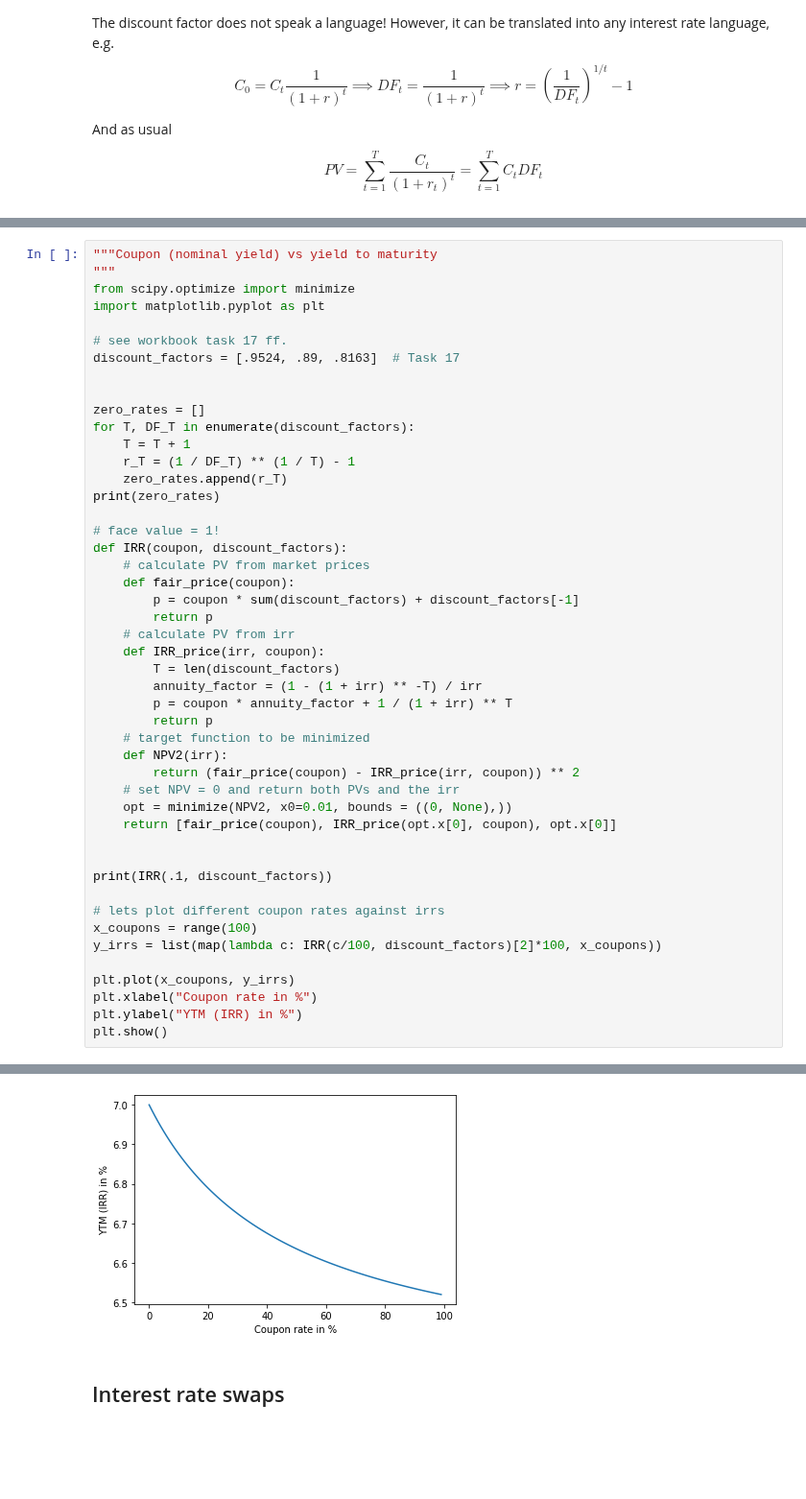
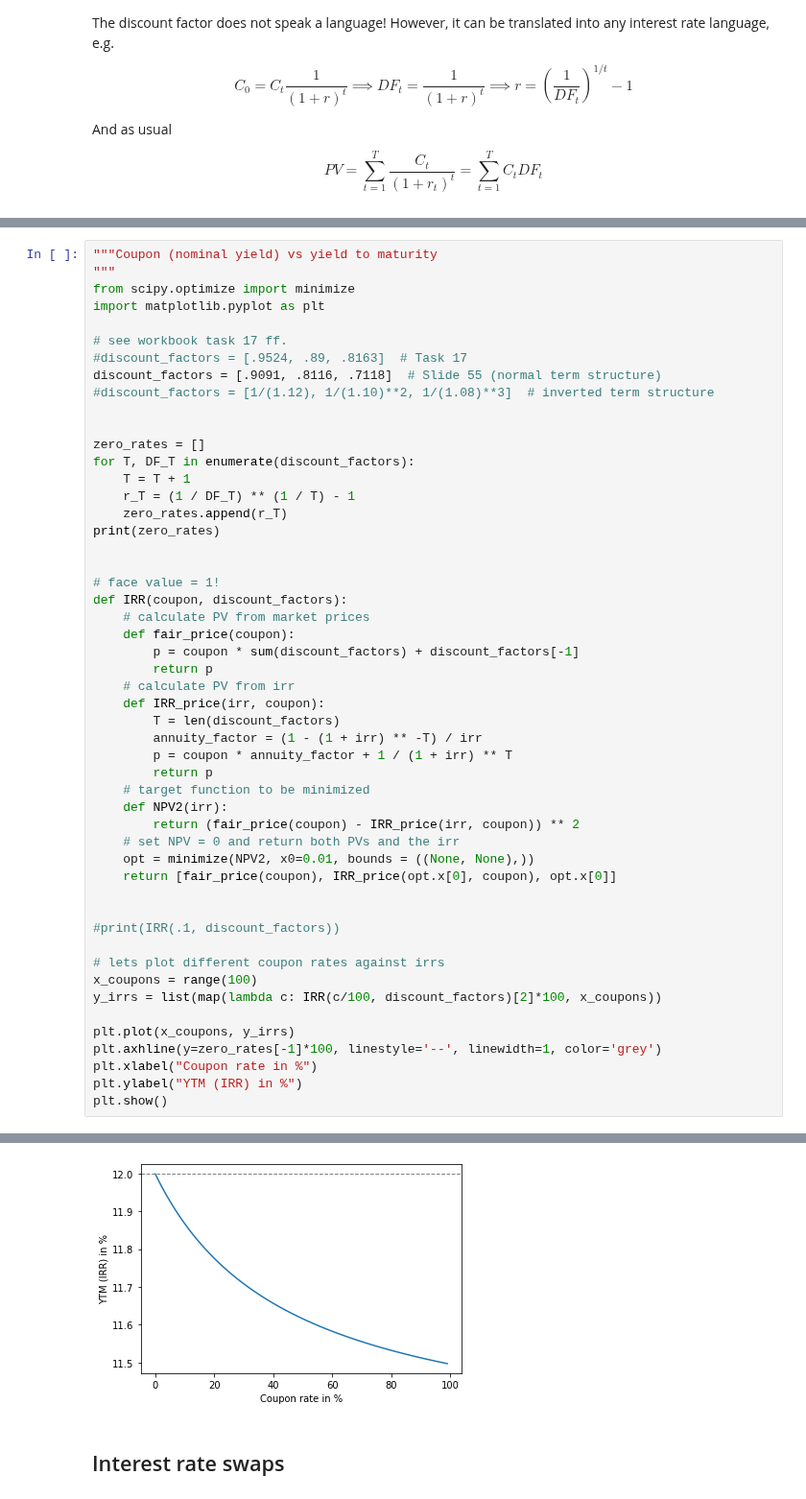
Before and after one commit to carol419/Derivatives, a Jupyter notebook: derivatives.ipynb, the cells around one changed output, grey strips where cells are left out. Shown at 96% size. Cells and saved outputs as stored; diff of their text form; blank space fills up the shorter version.

```diff
--- a/derivatives.ipynb
+++ b/derivatives.ipynb
@@ -208,7 +210,9 @@ from scipy.optimize import minimize
 import matplotlib.pyplot as plt
 
 # see workbook task 17 ff.
-discount_factors = [.9524, .89, .8163]  # Task 17
+#discount_factors = [.9524, .89, .8163]  # Task 17
+discount_factors = [.9091, .8116, .7118]  # Slide 55 (normal term structure)
+#discount_factors = [1/(1.12), 1/(1.10)**2, 1/(1.08)**3]  # inverted term structure
 
 
 zero_rates = []
@@ -217,6 +221,7 @@ for T, DF_T in enumerate(discount_factors):
     r_T = (1 / DF_T) ** (1 / T) - 1
     zero_rates.append(r_T)
 print(zero_rates)
+
 
 # face value = 1!
 def IRR(coupon, discount_factors):
@@ -234,17 +239,18 @@ def IRR(coupon, discount_factors):
     def NPV2(irr):
         return (fair_price(coupon) - IRR_price(irr, coupon)) ** 2
     # set NPV = 0 and return both PVs and the irr
-    opt = minimize(NPV2, x0=0.01, bounds = ((0, None),))
+    opt = minimize(NPV2, x0=0.01, bounds = ((None, None),))
     return [fair_price(coupon), IRR_price(opt.x[0], coupon), opt.x[0]]
 
 
-print(IRR(.1, discount_factors))
+#print(IRR(.1, discount_factors))
 
 # lets plot different coupon rates against irrs
 x_coupons = range(100)
 y_irrs = list(map(lambda c: IRR(c/100, discount_factors)[2]*100, x_coupons))
 
 plt.plot(x_coupons, y_irrs)
+plt.axhline(y=zero_rates[-1]*100, linestyle='--', linewidth=1, color='grey')
 plt.xlabel("Coupon rate in %")
 plt.ylabel("YTM (IRR) in %")
 plt.show()
@@ -254,4 +259,4 @@ plt.show()
-[figure, old version]
+[figure, new version]
 # %% [markdown]
 ## Interest rate swaps
 # %% [markdown]
```
Also changed, not shown: parts of 6 cells of this notebook, 1 other file.
